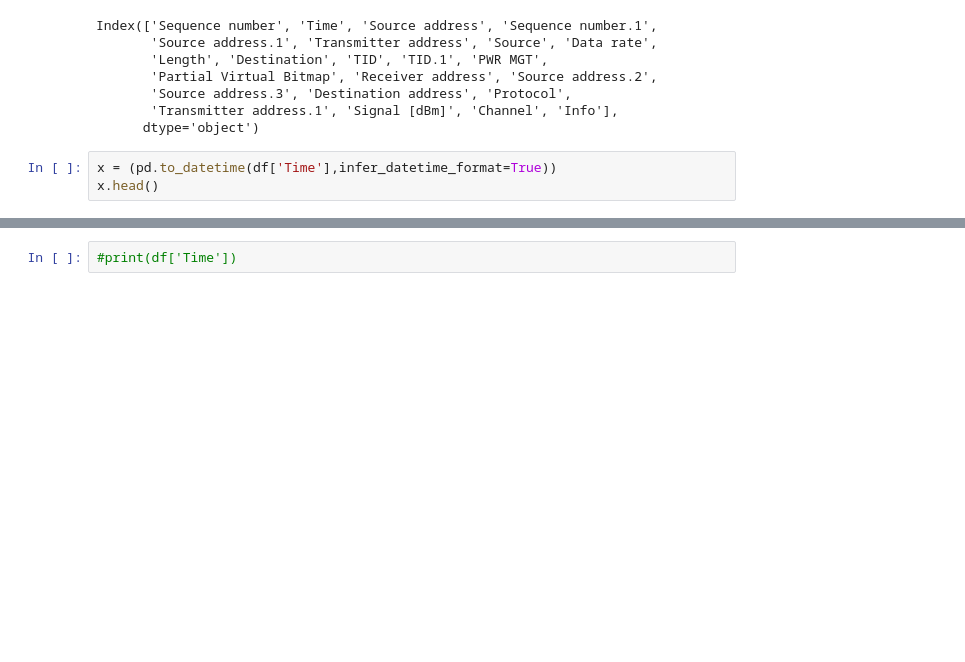
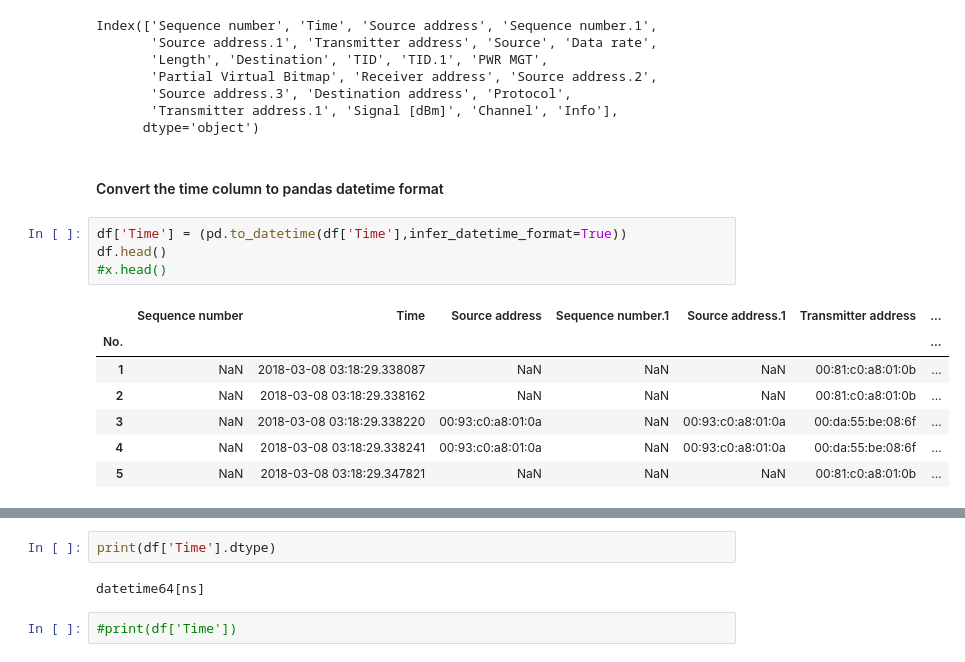
Before and after one commit to alokswaincontact/cisco_hackathon_2018, a Jupyter notebook: Cisco ML Hackathon 2018.ipynb, the cells around one changed output, grey strips where cells are left out. Saved outputs shown, nothing was run; the diff lists cells and outputs as text; blank space fills up the shorter version.

```diff
--- a/Cisco ML Hackathon 2018.ipynb
+++ b/Cisco ML Hackathon 2018.ipynb
@@ -61,7 +55,17 @@ Index(['Sequence number', 'Time', 'Source address', 'Sequence number.1',
        'Source address.3', 'Destination address', 'Protocol',
        'Transmitter address.1', 'Signal [dBm]', 'Channel', 'Info'],
       dtype='object')
+# %% [markdown]
+#### Convert the time column to pandas datetime format
 # %%
-x = (pd.to_datetime(df['Time'],infer_datetime_format=True))
-x.head()
+df['Time'] = (pd.to_datetime(df['Time'],infer_datetime_format=True))
+df.head()
+#x.head()
 # %% [output]
+|  | Sequence number | Time | Source address | Sequence number.1 | Source address.1 | Transmitter address | ... |
+| No. |  |  |  |  |  |  | ... |
+| 1 | NaN | 2018-03-08 03:18:29.338087 | NaN | NaN | NaN | 00:81:c0:a8:01:0b | ... |
+| 2 | NaN | 2018-03-08 03:18:29.338162 | NaN | NaN | NaN | 00:81:c0:a8:01:0b | ... |
+| 3 | NaN | 2018-03-08 03:18:29.338220 | 00:93:c0:a8:01:0a | NaN | 00:93:c0:a8:01:0a | 00:da:55:be:08:6f | ... |
+| 4 | NaN | 2018-03-08 03:18:29.338241 | 00:93:c0:a8:01:0a | NaN | 00:93:c0:a8:01:0a | 00:da:55:be:08:6f | ... |
+| 5 | NaN | 2018-03-08 03:18:29.347821 | NaN | NaN | NaN | 00:81:c0:a8:01:0b | ... |
@@ -75,2 +73,6 @@ Name: Time, dtype: datetime64[ns]
+# %%
+print(df['Time'].dtype)
+# %% [output]
+datetime64[ns]
 # %%
 #print(df['Time'])
```
Also changed, not shown: parts of 31 cells of this notebook.
